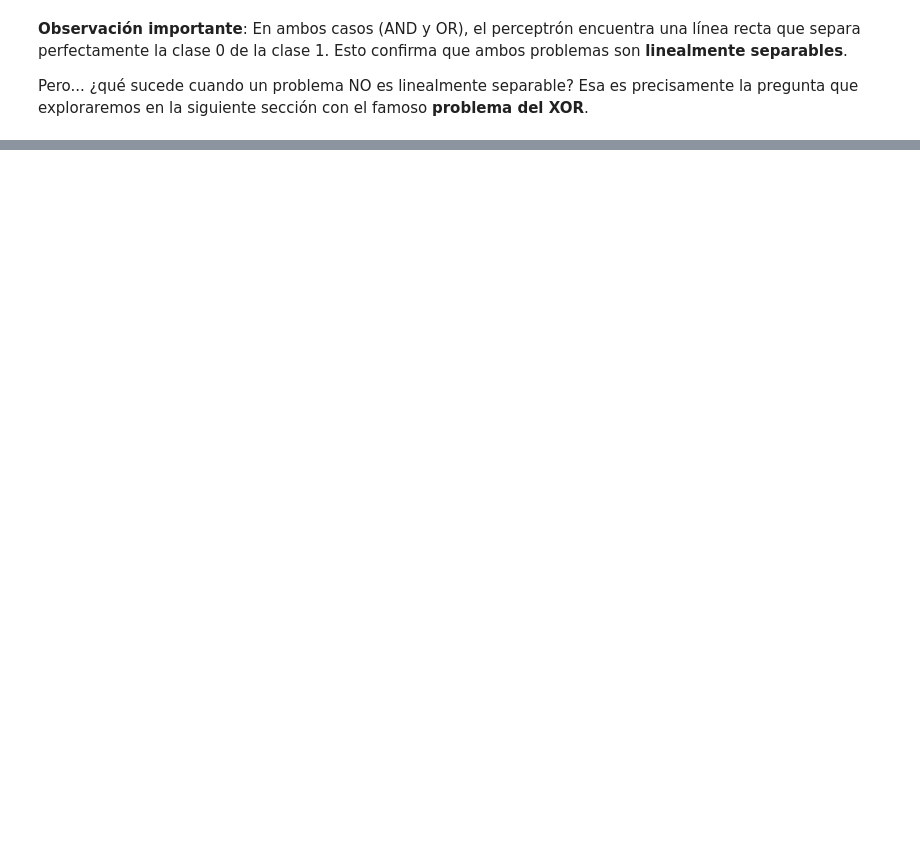
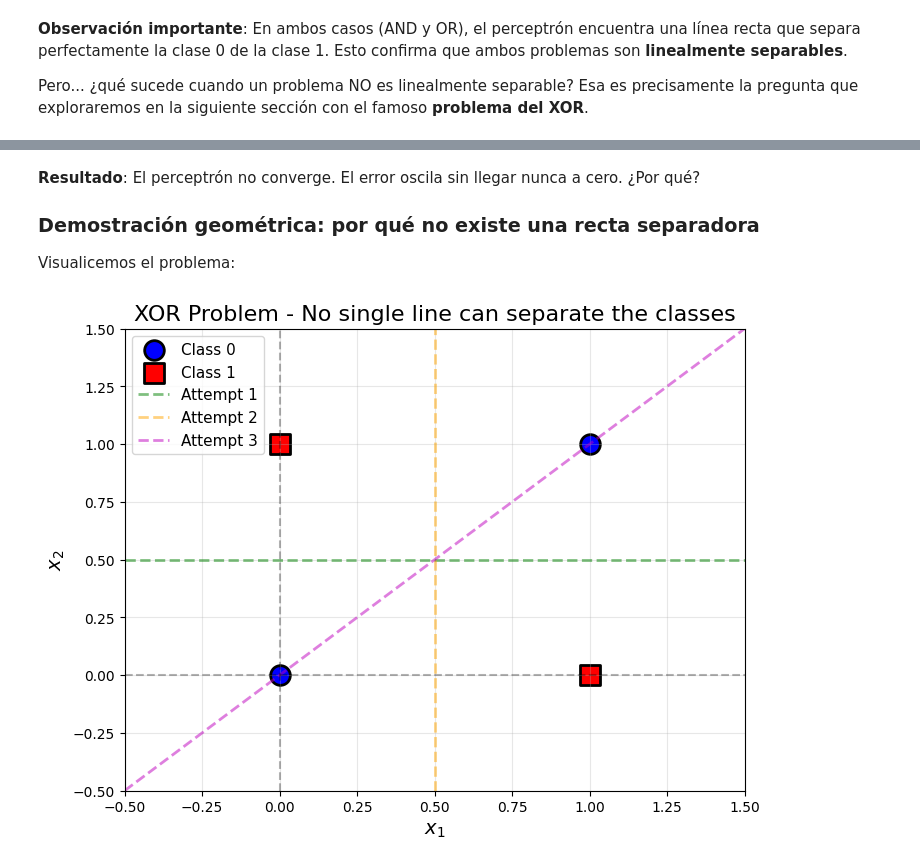
Before and after one commit to financieras/articulos, a Jupyter notebook: El_perceptron.ipynb, the cells around one changed output, grey strips where cells are left out. Saved outputs shown, nothing was run; the diff lists cells and outputs as text; code cells hidden in the pictures; blank space fills up the shorter version.

```diff
--- a/El_perceptron.ipynb
+++ b/El_perceptron.ipynb
@@ -766,0 +540,45 @@ Este es el **perceptrón multicapa (MLP)**: la arquitectura fundacional de las r
+# %% [markdown]
+**Resultado**: El perceptrón no converge. El error oscila sin llegar nunca a cero. ¿Por qué?
+
+### Demostración geométrica: por qué no existe una recta separadora
+
+Visualicemos el problema:
+# %%
+plt.figure(figsize=(8, 6))
+
+# Plot XOR data points
+colors = ['blue', 'red', 'red', 'blue']
+markers = ['o', 's', 's', 'o']
+labels_shown = {0: False, 1: False}
+
+for i, (x, y_true) in enumerate(zip(X_xor, y_xor)):
+    label = f'Class {y_true}' if not labels_shown[y_true] else ''
+    plt.scatter(x[0], x[1], c=colors[i], s=200, marker=markers[i],
+               label=label, edgecolors='k', linewidth=2)
+    labels_shown[y_true] = True
+
+# Try to draw some potential decision boundaries (all fail)
+x1_vals = np.linspace(-0.5, 1.5, 100)
+
+# Attempt 1: Horizontal line
+plt.plot(x1_vals, [0.5]*len(x1_vals), 'g--', linewidth=2, alpha=0.5, label='Attempt 1')
+
+# Attempt 2: Vertical line
+plt.axvline(0.5, color='orange', linestyle='--', linewidth=2, alpha=0.5, label='Attempt 2')
+
+# Attempt 3: Diagonal line
+x2_diagonal = x1_vals
+plt.plot(x1_vals, x2_diagonal, 'm--', linewidth=2, alpha=0.5, label='Attempt 3')
+
+plt.xlabel('$x_1$', fontsize=14)
+plt.ylabel('$x_2$', fontsize=14)
+plt.title('XOR Problem - No single line can separate the classes', fontsize=16)
+plt.legend(fontsize=11)
+plt.grid(True, alpha=0.3)
+plt.xlim(-0.5, 1.5)
+plt.ylim(-0.5, 1.5)
+plt.axhline(0, color='k', linestyle='--', alpha=0.3)
+plt.axvline(0, color='k', linestyle='--', alpha=0.3)
+plt.show()
+# %% [output]
+[figure, added]
```
Also changed, not shown: parts of 14 cells of this notebook.
